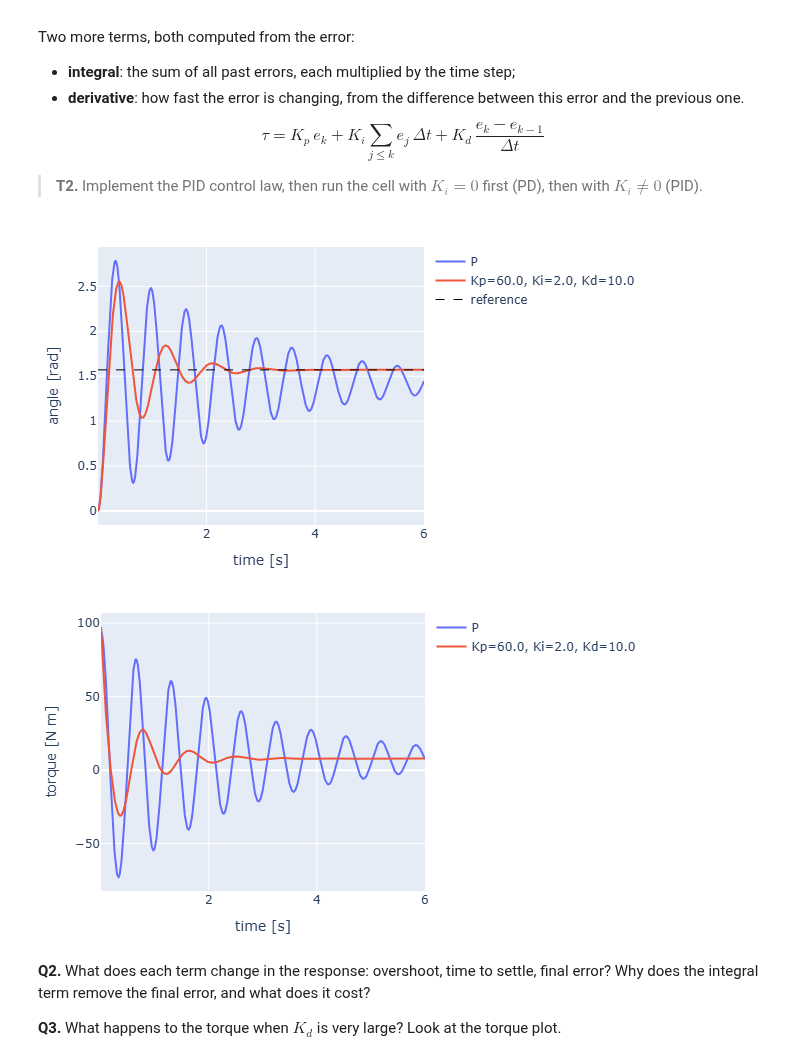
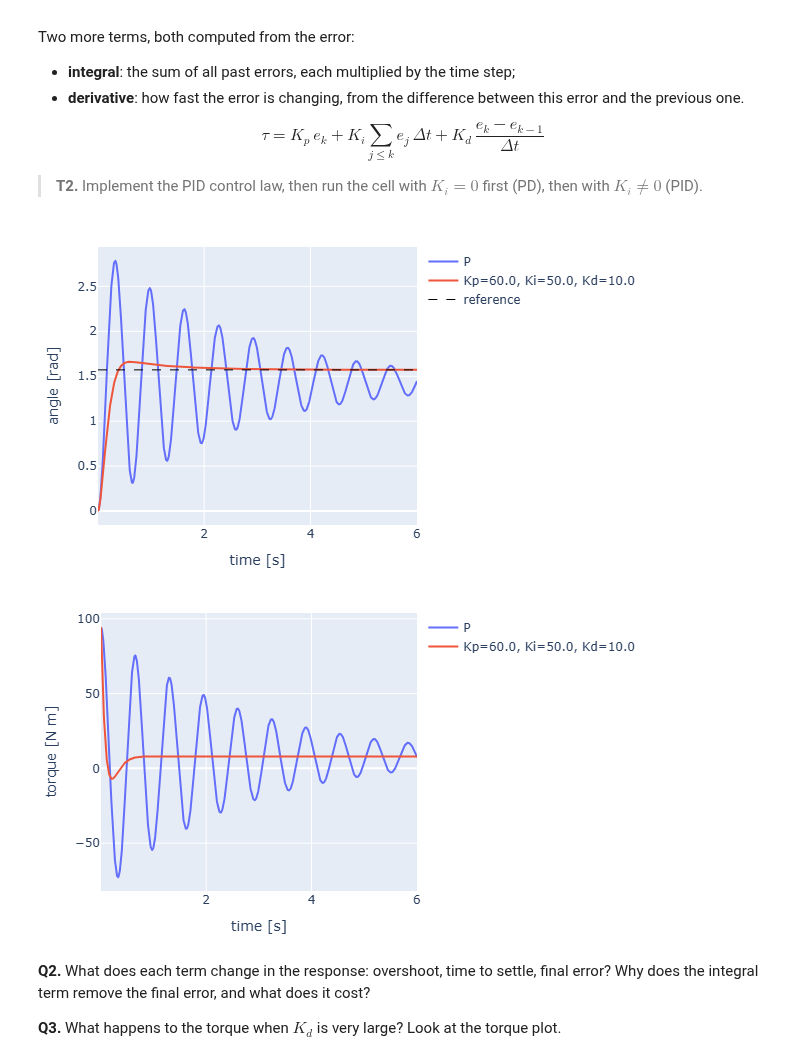
Before and after one commit to FonfasV/robmed-group-1, a Jupyter notebook: week-3/robmed_control.ipynb, the cells around one changed output. Drawn from its saved outputs; the diff is of its cells as text; code cells hidden in the pictures.

```diff
--- a/week-3/robmed_control.ipynb
+++ b/week-3/robmed_control.ipynb
@@ -126,7 +126,7 @@ $$\tau = K_p\, e_k + K_i \sum_{j \le k} e_j\,\Delta t + K_d\, \frac{e_k - e_{k-1
 > **T2.** Implement the PID control law, then run the cell with $K_i = 0$ first (PD), then with $K_i \neq 0$ (PID).
 # %%
 Kp = 60.0
-Ki = 2.0
+Ki = 50.0
 Kd = 10.0
 duration = 6.0
 
@@ -137,36 +137,36 @@ error_previous = q_desired - 0.0 # for the derivative term (error at the start)
 
 time_log, angle_log, torque_log = [], [], []
 t = 0.0
 while t < duration:
     # 1. SENSE
     q = p.getJointState(pendulum, motor)[0]
 
     # 2. CONTROL
     error = q_desired - q
-    error_sum = error_sum + error
+    error_sum = error_sum + error*DT
     error_rate = (error - error_previous)/DT
 
     torque = (Kp * error) + (Ki * error_sum) + (Kd * error_rate)
 
     error_previous = error #save for next iteration
     # 3. ACT
     p.setJointMotorControl2(pendulum, motor, p.TORQUE_CONTROL, force=torque)
     p.stepSimulation()
     t = t + DT
 
     # 4. WAIT
     time.sleep(DT)
 
     time_log.append(t)
     angle_log.append(q)
     torque_log.append(torque)
 
 label = f"Kp={Kp}, Ki={Ki}, Kd={Kd}"
 ctl.plot_series(time_log, {"P": p_angle, label: angle_log}, ylabel="angle [rad]", ref=q_desired)
 ctl.plot_series(time_log, {"P": p_torque, label: torque_log}, ylabel="torque [N m]")
 # %% [output]
-[figure, old version]
+[figure, new version]
-[figure, old version]
+[figure, new version]
 # %% [markdown]
 **Q2.** What does each term change in the response: overshoot, time to settle, final error? Why does the integral term remove the final error, and what does it cost?
 
```
Also changed, not shown: parts of 5 cells of this notebook.
